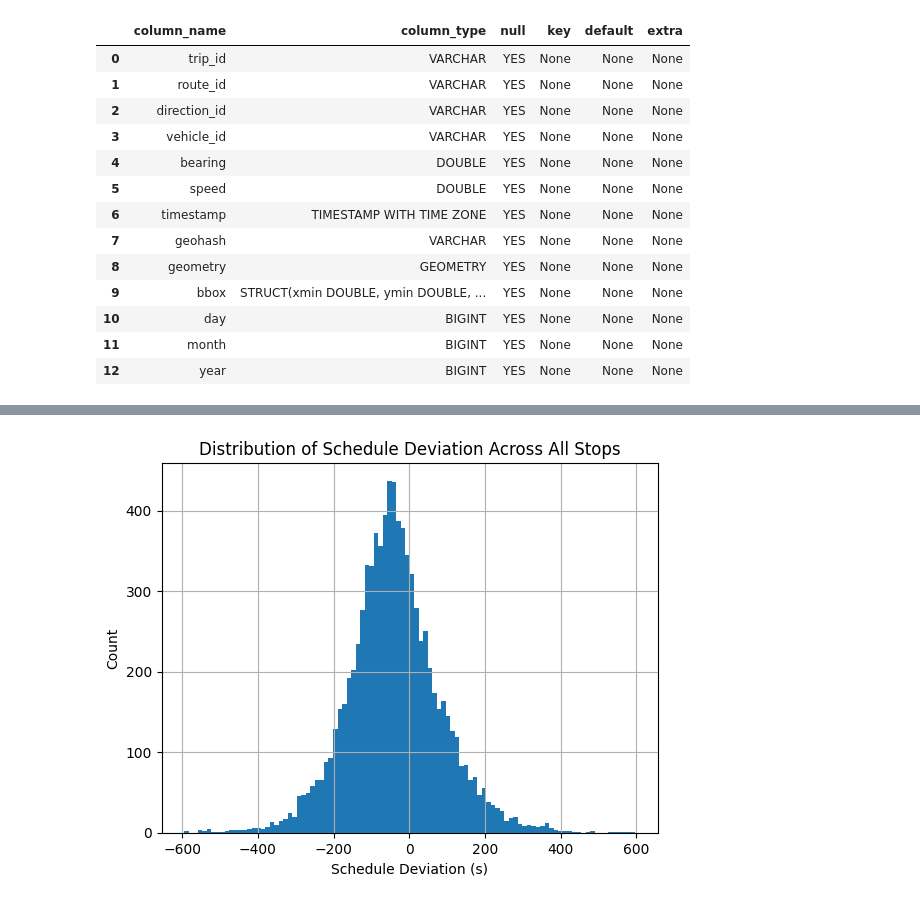
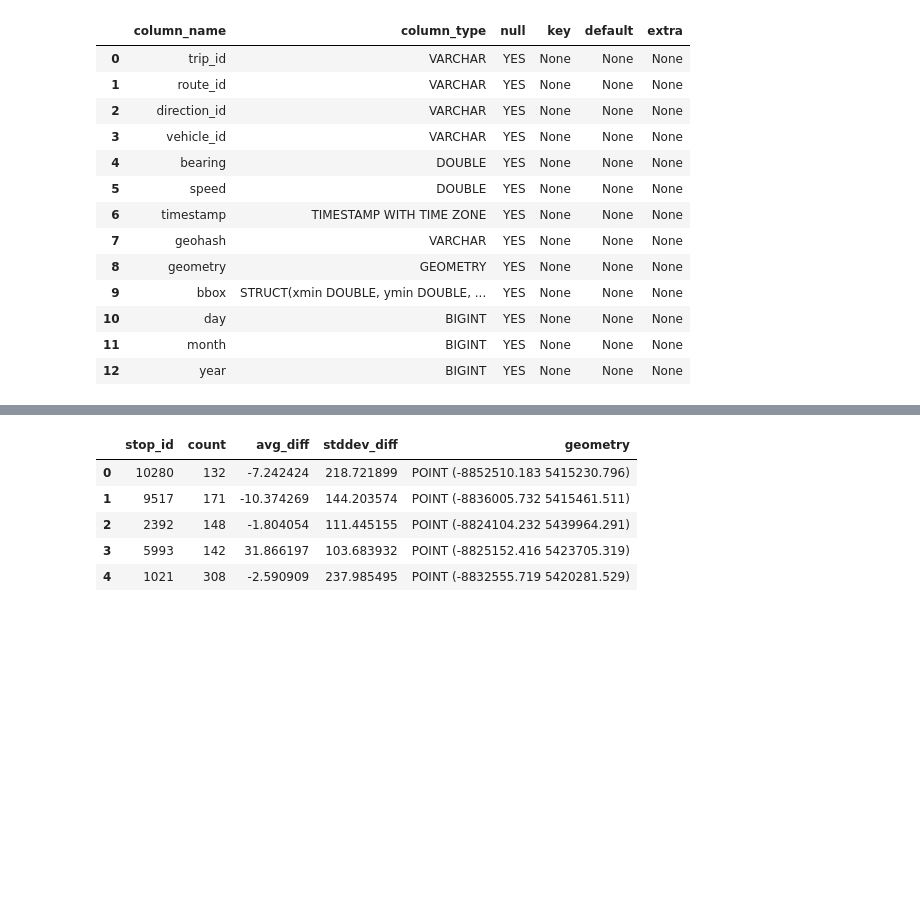
Before and after one commit to smohiudd/gtfs-realtime-etl, a Jupyter notebook: notebooks/schedule_deviation.ipynb, the cells around one changed output, grey strips where cells are left out. Cells and saved outputs as stored; diff of their text form; code cells hidden in the pictures; blank space fills up the shorter version.

```diff
--- a/notebooks/schedule_deviation.ipynb
+++ b/notebooks/schedule_deviation.ipynb
@@ -122,8 +139,14 @@ GROUP BY stop_id, stop_loc;
-# %%
-stops["avg_diff"].hist(bins=100)
-plt.title("Distribution of Average Schedule Deviation Across All Stops")
-plt.xlabel("Schedule Deviation (s)")
-plt.ylabel("Count")
-plt.show()
-# %% [output]
-[figure, removed]
+# %%
+df['geometry'] = df['geometry'].apply(wkb.loads)
+
+# Create the GeoDataFrame, specifying the geometry column
+gdf = gpd.GeoDataFrame(df, geometry='geometry', crs="EPSG:4326")
+gdf = gdf.to_crs(epsg=3857)
+gdf.head()
+# %% [output]
+|  | stop_id | count | avg_diff | stddev_diff | geometry |
+| 0 | 10280 | 132 | -7.242424 | 218.721899 | POINT (-8852510.183 5415230.796) |
+| 1 | 9517 | 171 | -10.374269 | 144.203574 | POINT (-8836005.732 5415461.511) |
+| 2 | 2392 | 148 | -1.804054 | 111.445155 | POINT (-8824104.232 5439964.291) |
+| 3 | 5993 | 142 | 31.866197 | 103.683932 | POINT (-8825152.416 5423705.319) |
+| 4 | 1021 | 308 | -2.590909 | 237.985495 | POINT (-8832555.719 5420281.529) |
```
Also changed, not shown: parts of 10 cells of this notebook, 4 other files.
